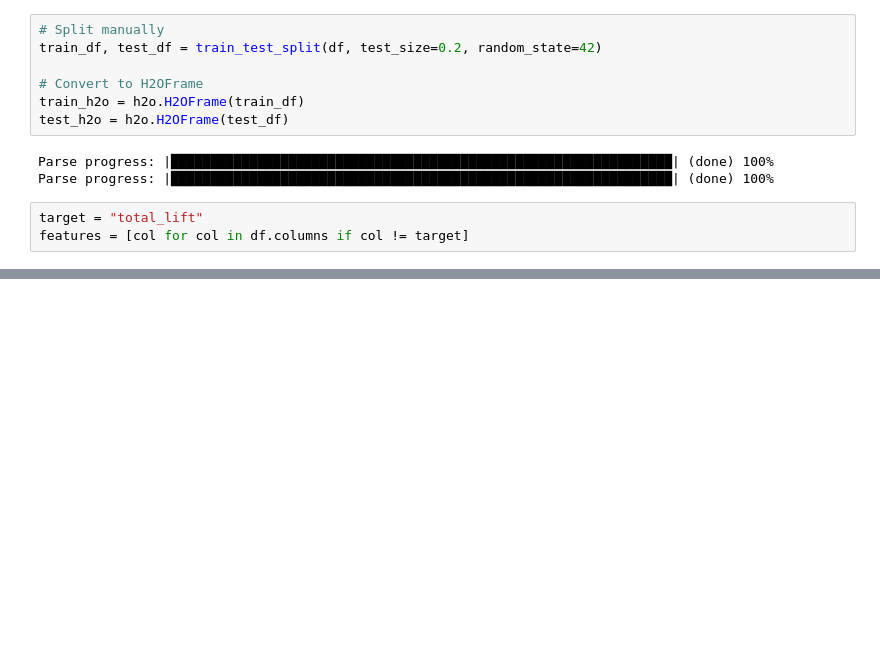
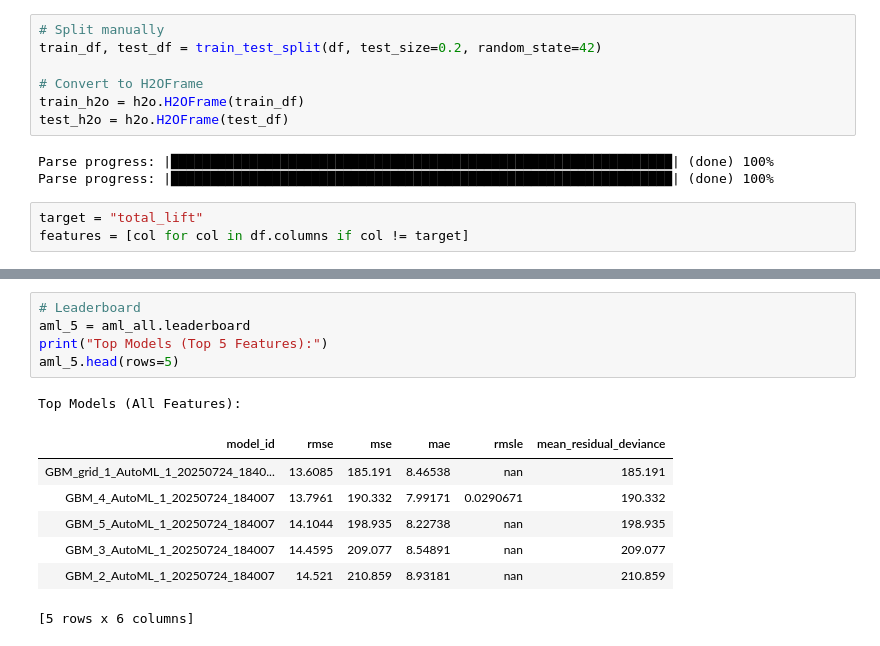
Before and after one commit to johnmelel/MLOps, a Jupyter notebook: Week 5 - Assignment 3/JM_Assignment_3_H2O.ipynb, the cells around one changed output, grey strips where cells are left out. Cells and saved outputs as stored; diff of their text form; blank space fills up the shorter version.

```diff
--- a/Week 5 - Assignment 3/JM_Assignment_3_H2O.ipynb
+++ b/Week 5 - Assignment 3/JM_Assignment_3_H2O.ipynb
@@ -192,0 +203,14 @@ Top Models (Top 3 Features):
+# %%
+# Leaderboard
+aml_5 = aml_all.leaderboard
+print("Top Models (Top 5 Features):")
+aml_5.head(rows=5)
+# %% [output]
+Top Models (All Features):
+| model_id | rmse | mse | mae | rmsle | mean_residual_deviance |
+| GBM_grid_1_AutoML_1_20250724_1840... | 13.6085 | 185.191 | 8.46538 | nan | 185.191 |
+| GBM_4_AutoML_1_20250724_184007 | 13.7961 | 190.332 | 7.99171 | 0.0290671 | 190.332 |
+| GBM_5_AutoML_1_20250724_184007 | 14.1044 | 198.935 | 8.22738 | nan | 198.935 |
+| GBM_3_AutoML_1_20250724_184007 | 14.4595 | 209.077 | 8.54891 | nan | 209.077 |
+| GBM_2_AutoML_1_20250724_184007 | 14.521 | 210.859 | 8.93181 | nan | 210.859 |
+[5 rows x 6 columns]
```
Also changed, not shown: parts of 11 cells of this notebook, 3 other files.
